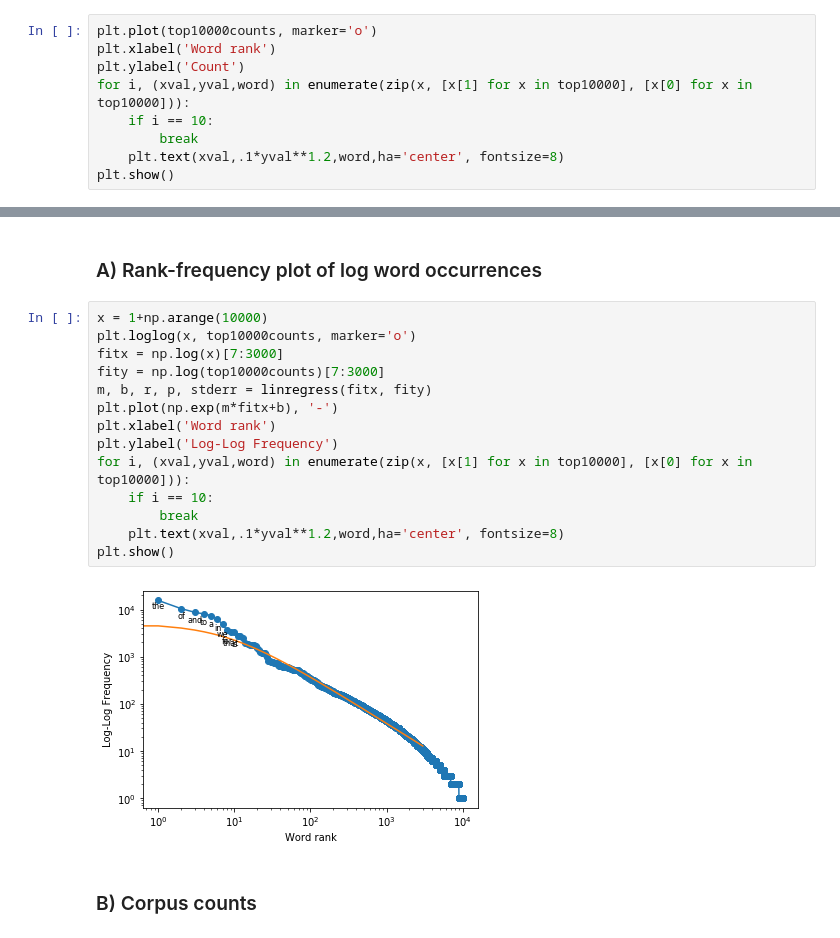
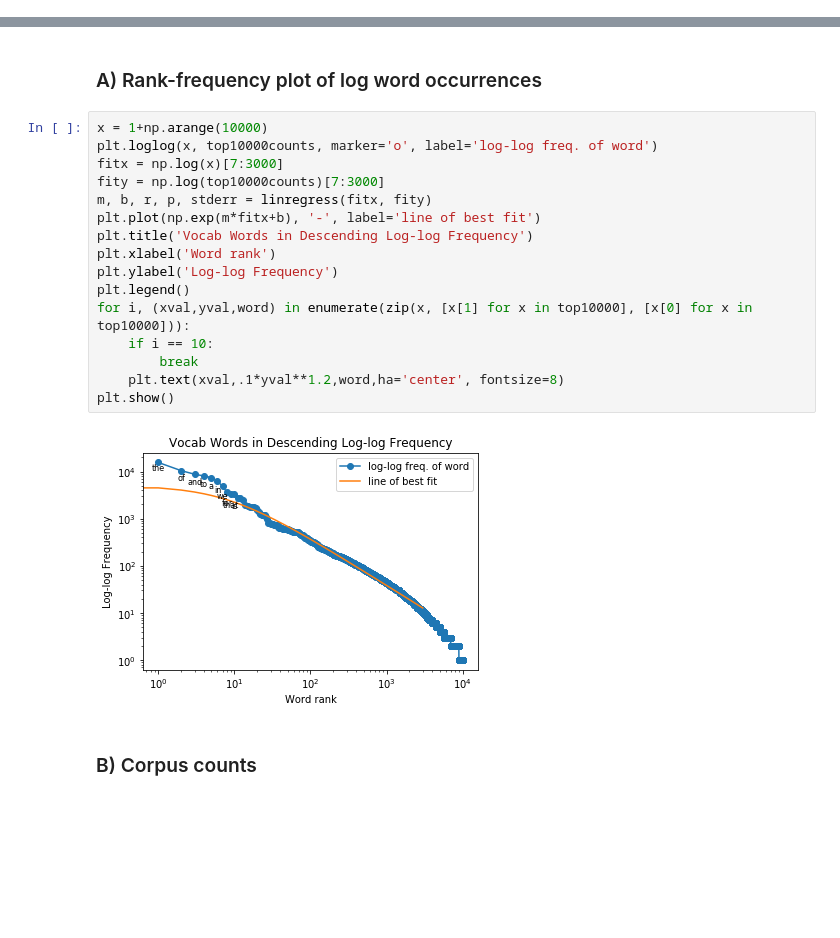
Before and after one commit to emtseng/sp20-info6010, a Jupyter notebook: s1.ipynb, the cells around one changed output, grey strips where cells are left out. Drawn from its saved outputs; the diff is of its cells as text; blank space fills up the shorter version.

```diff
--- a/s1.ipynb
+++ b/s1.ipynb
@@ -33,9 +30,0 @@ top10000counts = [tup[1] for tup in top10000]
-# %%
-plt.plot(top10000counts, marker='o')
-plt.xlabel('Word rank')
-plt.ylabel('Count')
-for i, (xval,yval,word) in enumerate(zip(x, [x[1] for x in top10000], [x[0] for x in top10000])):
-    if i == 10:
-        break
-    plt.text(xval,.1*yval**1.2,word,ha='center', fontsize=8)
-plt.show()
@@ -45,20 +32,22 @@ plt.show()
 ### A) Rank-frequency plot of log word occurrences
 # %%
 x = 1+np.arange(10000)
-plt.loglog(x, top10000counts, marker='o')
+plt.loglog(x, top10000counts, marker='o', label='log-log freq. of word')
 fitx = np.log(x)[7:3000]
 fity = np.log(top10000counts)[7:3000]
 m, b, r, p, stderr = linregress(fitx, fity)
-plt.plot(np.exp(m*fitx+b), '-')
+plt.plot(np.exp(m*fitx+b), '-', label='line of best fit')
+plt.title('Vocab Words in Descending Log-log Frequency')
 plt.xlabel('Word rank')
-plt.ylabel('Log-Log Frequency')
+plt.ylabel('Log-log Frequency')
+plt.legend()
 for i, (xval,yval,word) in enumerate(zip(x, [x[1] for x in top10000], [x[0] for x in top10000])):
     if i == 10:
         break
     plt.text(xval,.1*yval**1.2,word,ha='center', fontsize=8)
 plt.show()
 # %% [output]
-[figure, old version]
+[figure, new version]
 # %% [markdown]
 ### B) Corpus counts
 # %% [markdown]
```
Also changed, not shown: parts of 17 cells of this notebook.
